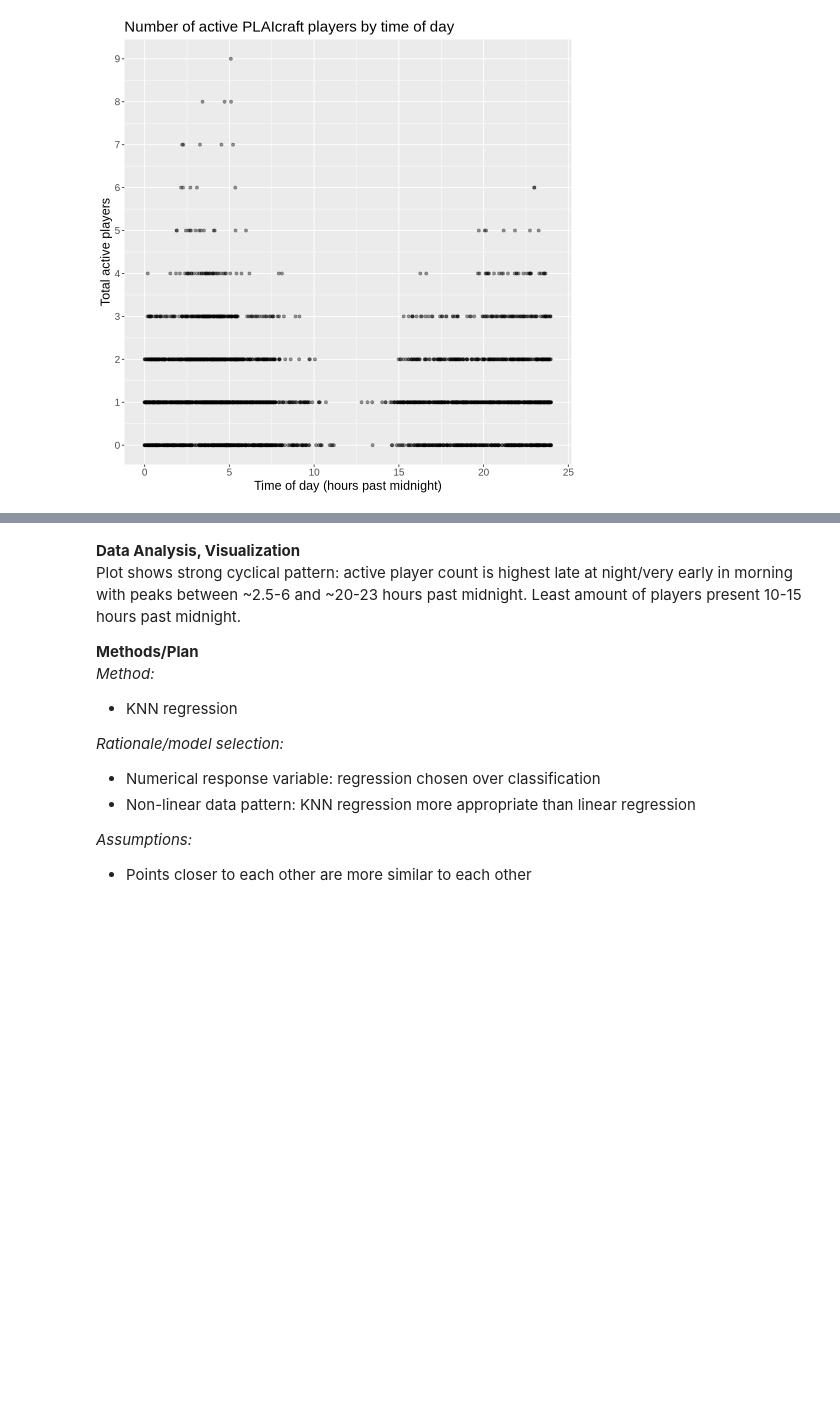
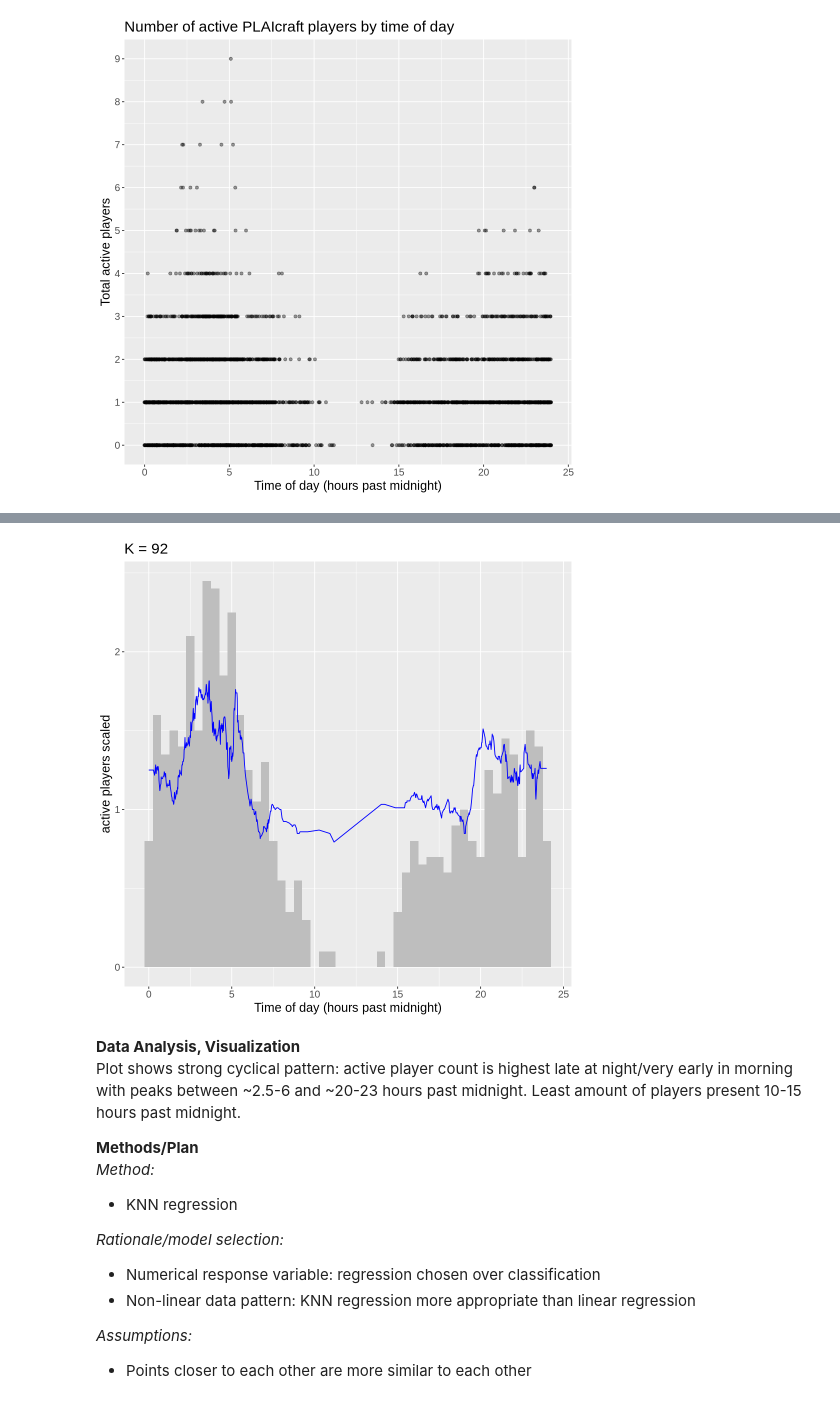
Before and after one commit to sprout-scout/Group-DSCI100-project, a Jupyter notebook: Group_Report.ipynb, the cells around one changed output, grey strips where cells are left out. Cells and saved outputs as stored; diff of their text form; code cells hidden in the pictures; blank space fills up the shorter version.

```diff
--- a/Group_Report.ipynb
+++ b/Group_Report.ipynb
@@ -310,3 +305,23 @@ A tibble: 1 × 3
+# %%
+#Part 13: Further Visualization of KNN regression model
+players_pred <- predict(player_fit, player_counts_by_time_test) |>
+bind_cols(player_counts_by_time_test)
+
+
+regression_pred_visual <- players_pred |>
+ggplot(aes(x = time_in_hours_past_midnight)) +
+geom_histogram(binwidth = 0.5, aes(y = ..count.. *0.05), fill = "gray") +
+geom_line(data = players_pred,
+          mapping = aes(x = time_in_hours_past_midnight, y = .pred),
+          color = "blue") +
+labs(x ="Time of day (hours past midnight)",
+     y = "active players scaled",
+     title = "K = 92") +
+scale_y_continuous(breaks = seq(0, max(player_counts_by_time), by = 1)) +
+theme(text = element_text(size = 15))
+regression_pred_visual
+# %% [output]
+[figure, added]
 # %% [markdown]
 **Data Analysis, Visualization**<br>
 Plot shows strong cyclical pattern: active player count is highest late at night/very early in morning with peaks between ~2.5-6 and ~20-23 hours past midnight. Least amount of players present 10-15 hours past midnight.<br>
```
Also changed, not shown: parts of 4 cells of this notebook.
